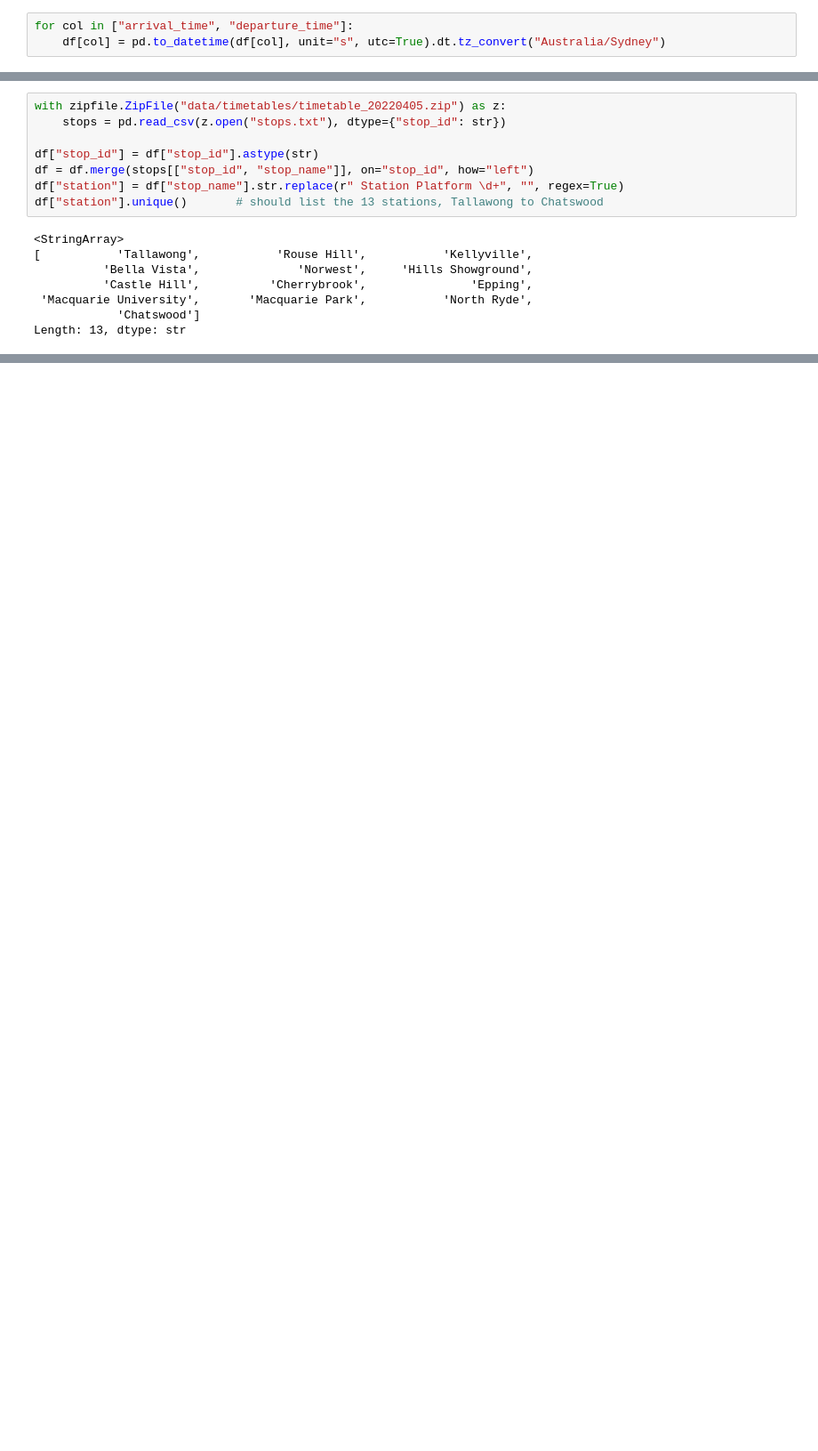
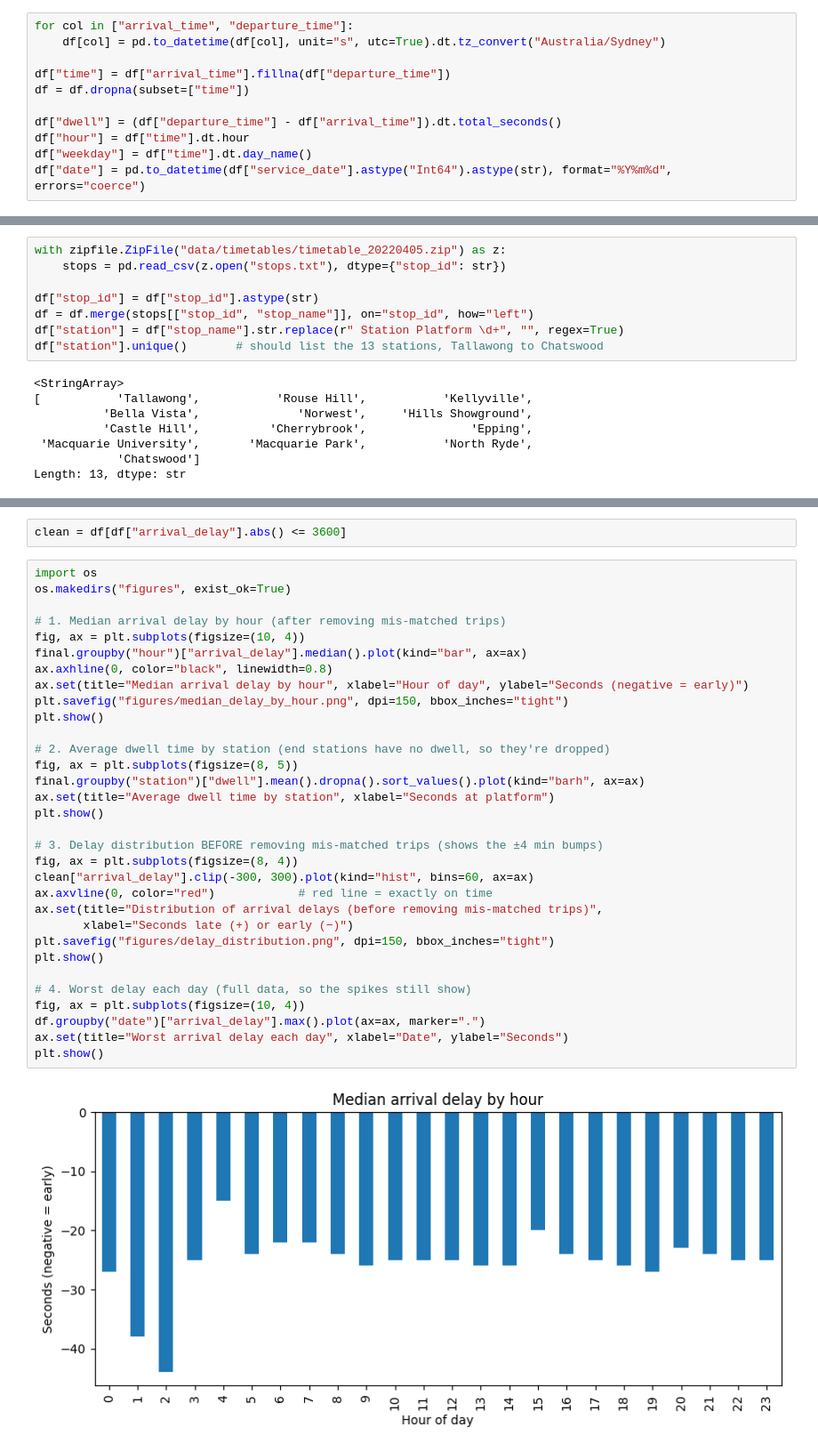
Before and after one commit to mannix-ung/sydney-metro-time, a Jupyter notebook: table.ipynb, the cells around one changed output, grey strips where cells are left out. Shown at 89% size. Saved outputs shown, nothing was run; the diff lists cells and outputs as text; blank space fills up the shorter version.

Commit message:
Updated Table code with Figure Folder for images

```diff
--- a/table.ipynb
+++ b/table.ipynb
@@ -16,3 +16,11 @@ df.head()
 # %%
 for col in ["arrival_time", "departure_time"]:
     df[col] = pd.to_datetime(df[col], unit="s", utc=True).dt.tz_convert("Australia/Sydney")
+
+df["time"] = df["arrival_time"].fillna(df["departure_time"])
+df = df.dropna(subset=["time"])
+
+df["dwell"] = (df["departure_time"] - df["arrival_time"]).dt.total_seconds()
+df["hour"] = df["time"].dt.hour
+df["weekday"] = df["time"].dt.day_name()
+df["date"] = pd.to_datetime(df["service_date"].astype("Int64").astype(str), format="%Y%m%d", errors="coerce")
@@ -69,0 +66,36 @@ plt.show()
+# %%
+clean = df[df["arrival_delay"].abs() <= 3600]
+# %%
+import os
+os.makedirs("figures", exist_ok=True)
+
+# 1. Median arrival delay by hour (after removing mis-matched trips)
+fig, ax = plt.subplots(figsize=(10, 4))
+final.groupby("hour")["arrival_delay"].median().plot(kind="bar", ax=ax)
+ax.axhline(0, color="black", linewidth=0.8)
+ax.set(title="Median arrival delay by hour", xlabel="Hour of day", ylabel="Seconds (negative = early)")
+plt.savefig("figures/median_delay_by_hour.png", dpi=150, bbox_inches="tight")
+plt.show()
+
+# 2. Average dwell time by station (end stations have no dwell, so they're dropped)
+fig, ax = plt.subplots(figsize=(8, 5))
+final.groupby("station")["dwell"].mean().dropna().sort_values().plot(kind="barh", ax=ax)
+ax.set(title="Average dwell time by station", xlabel="Seconds at platform")
+plt.show()
+
+# 3. Delay distribution BEFORE removing mis-matched trips (shows the ±4 min bumps)
+fig, ax = plt.subplots(figsize=(8, 4))
+clean["arrival_delay"].clip(-300, 300).plot(kind="hist", bins=60, ax=ax)
+ax.axvline(0, color="red")            # red line = exactly on time
+ax.set(title="Distribution of arrival delays (before removing mis-matched trips)",
+       xlabel="Seconds late (+) or early (−)")
+plt.savefig("figures/delay_distribution.png", dpi=150, bbox_inches="tight")
+plt.show()
+
+# 4. Worst delay each day (full data, so the spikes still show)
+fig, ax = plt.subplots(figsize=(10, 4))
+df.groupby("date")["arrival_delay"].max().plot(ax=ax, marker=".")
+ax.set(title="Worst arrival delay each day", xlabel="Date", ylabel="Seconds")
+plt.show()
+# %% [output]
+[figure, added]
```
Also changed, not shown: parts of 8 cells of this notebook, 2 other files.
